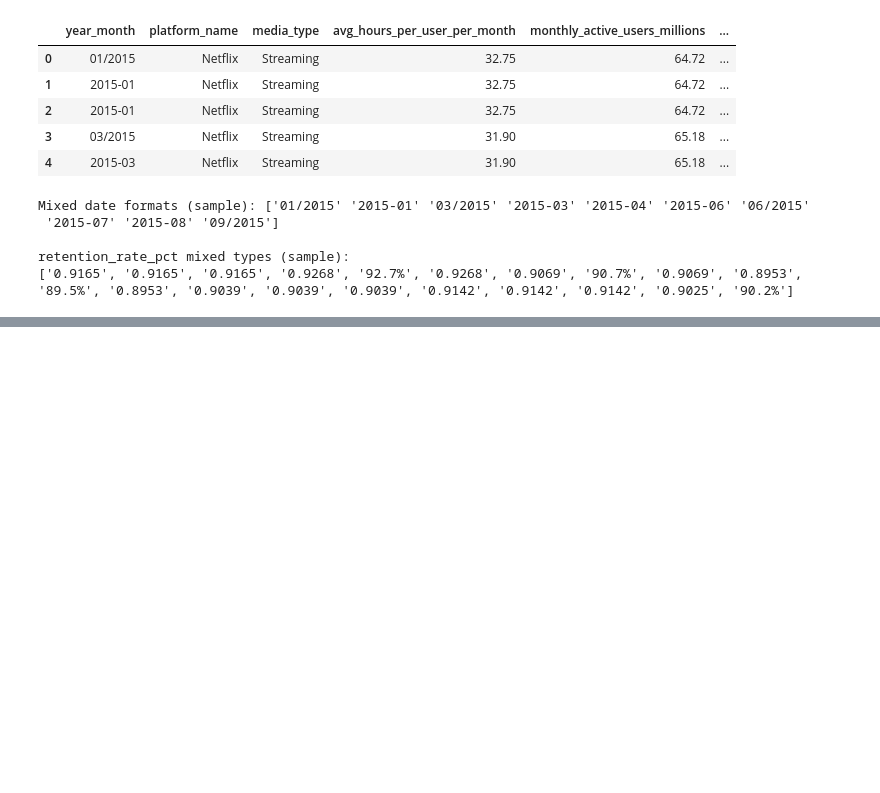
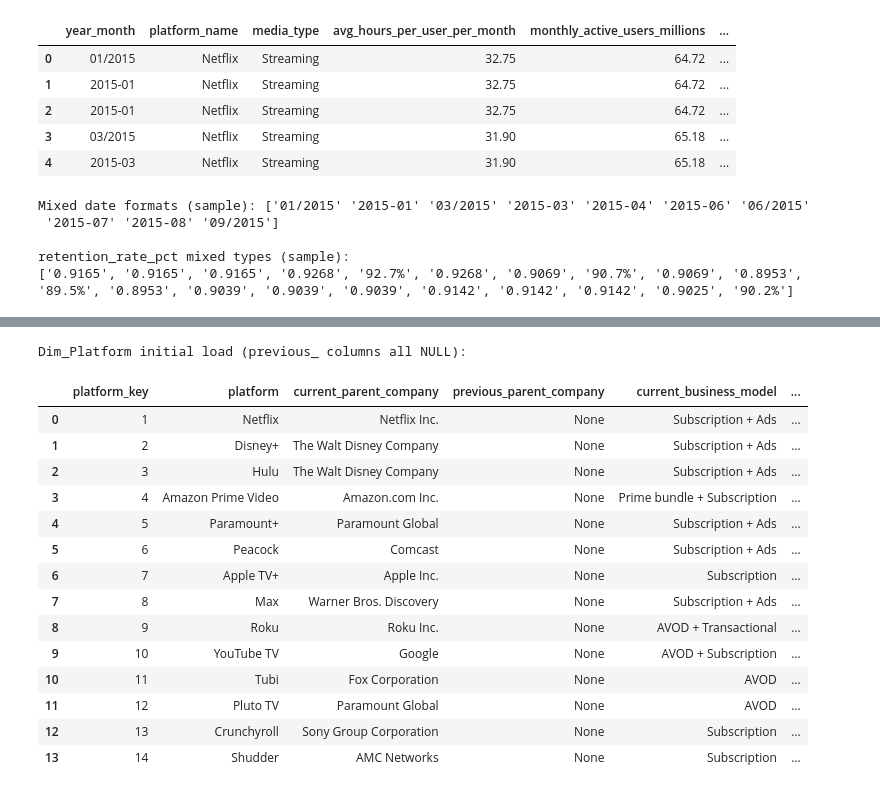
Before and after one commit to medprod/media-analytics, a Jupyter notebook: final.ipynb, the cells around one changed output, grey strips where cells are left out. Drawn from its saved outputs; the diff is of its cells as text; code cells hidden in the pictures; blank space fills up the shorter version.

```diff
--- a/final.ipynb
+++ b/final.ipynb
@@ -379,0 +553,19 @@ retention_rate_pct mixed types (sample):
+# %%
+new_platforms_df = pd.DataFrame([
+    {
+        'platform': 'Crunchyroll', 'parent_company': 'Sony Group Corporation',
+        'content_focus': 'Anime, manga', 'business_model': 'Subscription',
+        'launch_year': 2009, 'is_digital': True, 'media_sector': 'Streaming',
+    },
+    {
+        'platform': 'Shudder', 'parent_company': 'AMC Networks',
+        'content_focus': 'Horror, thriller', 'business_model': 'Subscription',
+        'launch_year': 2015, 'is_digital': True, 'media_sector': 'Streaming',
+    },
+])
+
+platform_df_enriched = pd.concat([platform_df, new_platforms_df],ignore_index=True)
+
+print(f'\nRows before enrichment: {len(platform_df)}')
+print(f'Rows after enrichment:  {len(platform_df_enriched)}')
+display(platform_df_enriched['platform'].unique())
@@ -379,0 +1174,50 @@ retention_rate_pct mixed types (sample):
+# %%
+# Consume the enriched platform frame from T9 — all platforms already aligned
+Dim_Platform = platform_df_enriched.copy()
+
+# Rename 'platform' to 'platform_name' for consistency
+Dim_Platform = Dim_Platform.rename(columns={'platform': 'platform'})
+
+# SCD3 columns — initial load: previous_ columns are NULL
+Dim_Platform['current_parent_company'] = Dim_Platform['parent_company']
+Dim_Platform['previous_parent_company'] = None
+Dim_Platform['current_business_model'] = Dim_Platform['business_model']
+Dim_Platform['previous_business_model'] = None
+Dim_Platform['parent_company_change_date']= None
+
+# Surrogate key
+Dim_Platform['platform_key'] = range(1, len(Dim_Platform) + 1)
+
+# Final column order — matches constellation diagram exactly (11 cols)
+Dim_Platform = Dim_Platform[['platform_key', 'platform',
+    'current_parent_company', 'previous_parent_company',
+    'current_business_model', 'previous_business_model',
+    'parent_company_change_date', 'content_focus', 'launch_year', 'is_digital', 'media_sector'
+]]
+
+display_cols = [
+    'platform_key', 'platform',
+    'current_parent_company', 'previous_parent_company',
+    'current_business_model', 'previous_business_model',
+    'parent_company_change_date', 'is_digital', 'launch_year'
+]
+
+print('Dim_Platform initial load (previous_ columns all NULL):')
+display(Dim_Platform[display_cols])
+# %% [output]
+Dim_Platform initial load (previous_ columns all NULL):
+|  | platform_key | platform | current_parent_company | previous_parent_company | current_business_model | ... |
+| 0 | 1 | Netflix | Netflix Inc. | None | Subscription + Ads | ... |
+| 1 | 2 | Disney+ | The Walt Disney Company | None | Subscription + Ads | ... |
+| 2 | 3 | Hulu | The Walt Disney Company | None | Subscription + Ads | ... |
+| 3 | 4 | Amazon Prime Video | Amazon.com Inc. | None | Prime bundle + Subscription | ... |
+| 4 | 5 | Paramount+ | Paramount Global | None | Subscription + Ads | ... |
+| 5 | 6 | Peacock | Comcast | None | Subscription + Ads | ... |
+| 6 | 7 | Apple TV+ | Apple Inc. | None | Subscription | ... |
+| 7 | 8 | Max | Warner Bros. Discovery | None | Subscription + Ads | ... |
+| 8 | 9 | Roku | Roku Inc. | None | AVOD + Transactional | ... |
+| 9 | 10 | YouTube TV | Google | None | AVOD + Subscription | ... |
+| 10 | 11 | Tubi | Fox Corporation | None | AVOD | ... |
+| 11 | 12 | Pluto TV | Paramount Global | None | AVOD | ... |
+| 12 | 13 | Crunchyroll | Sony Group Corporation | None | Subscription | ... |
+| 13 | 14 | Shudder | AMC Networks | None | Subscription | ... |
```
Also changed, not shown: parts of 54 cells of this notebook.
